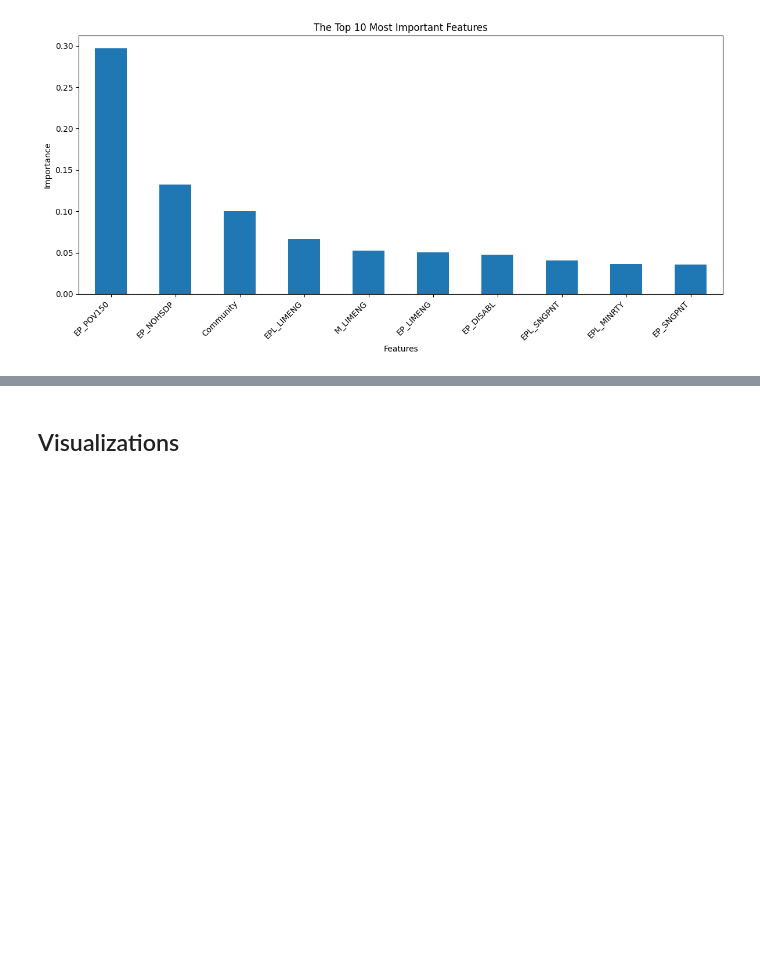
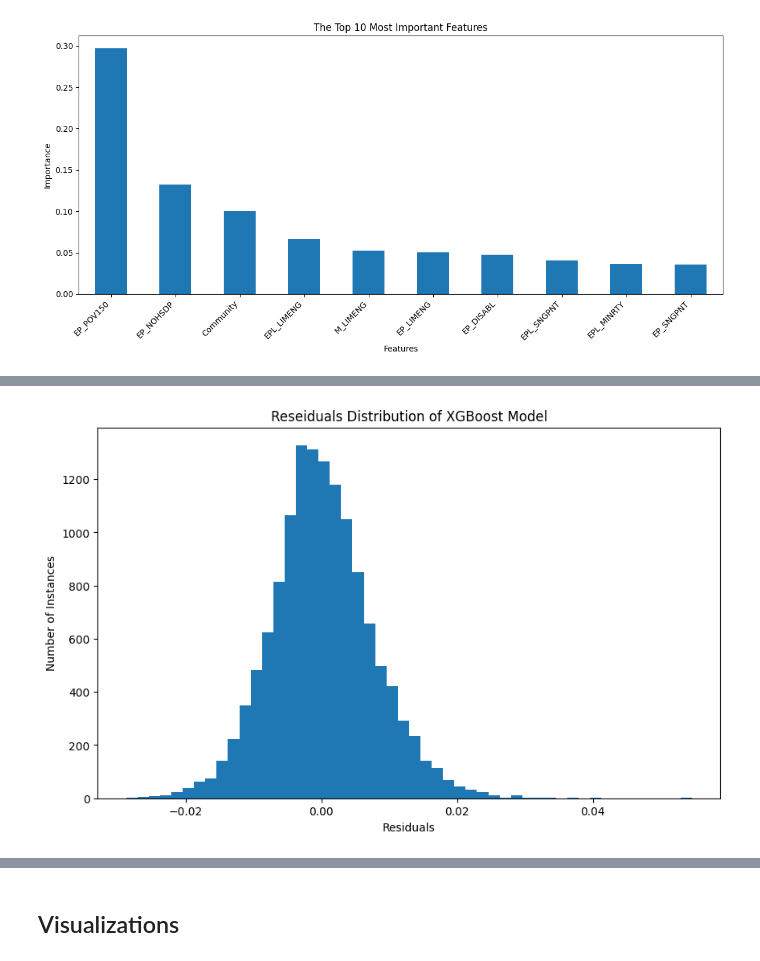
Before and after one commit to yoryuzaki/ss25_milestone2_team3, a Jupyter notebook: Notebook 1.ipynb, the cells around one changed output, grey strips where cells are left out. Drawn from its saved outputs; the diff is of its cells as text; code cells hidden in the pictures; blank space fills up the shorter version.

```diff
--- a/Notebook 1.ipynb
+++ b/Notebook 1.ipynb
@@ -907,0 +921,13 @@ The XGBoost Regression model was still able to make a relatively good prediction
+# %%
+# Distribution of Residuals
+
+residuals = y_test - xgb_pred
+
+plt.figure(figsize=(10, 6))
+plt.hist(residuals,bins=50)
+plt.xlabel('Residuals')
+plt.ylabel('Number of Instances')
+plt.title('Reseiduals Distribution of XGBoost Model')
+plt.show()
+# %% [output]
+[figure, added]
```
Also changed, not shown: parts of 8 cells of this notebook.
